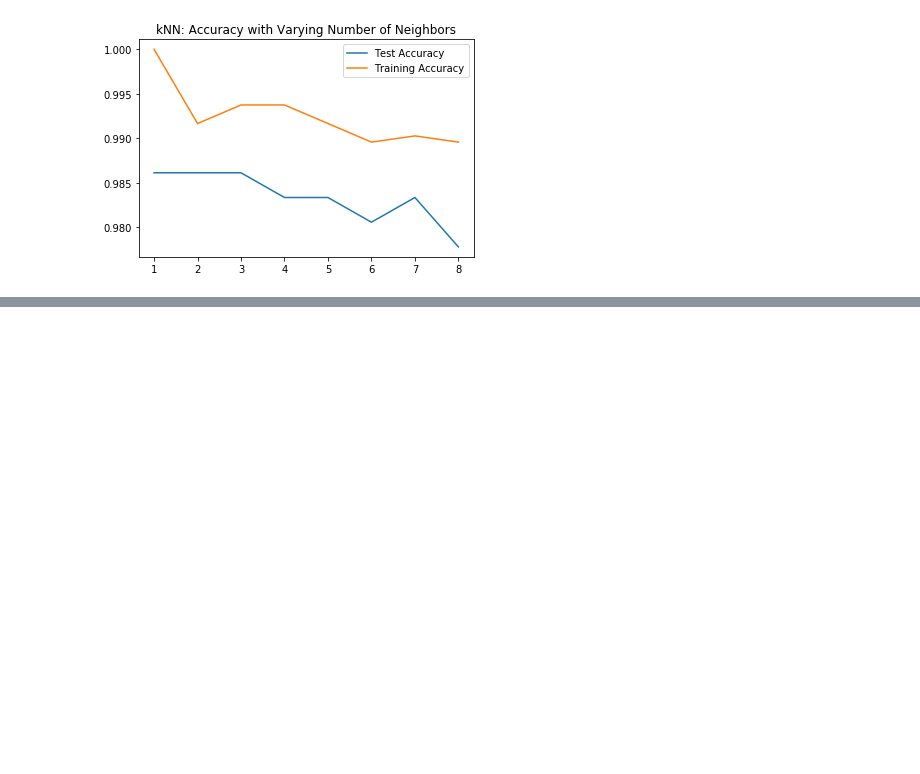
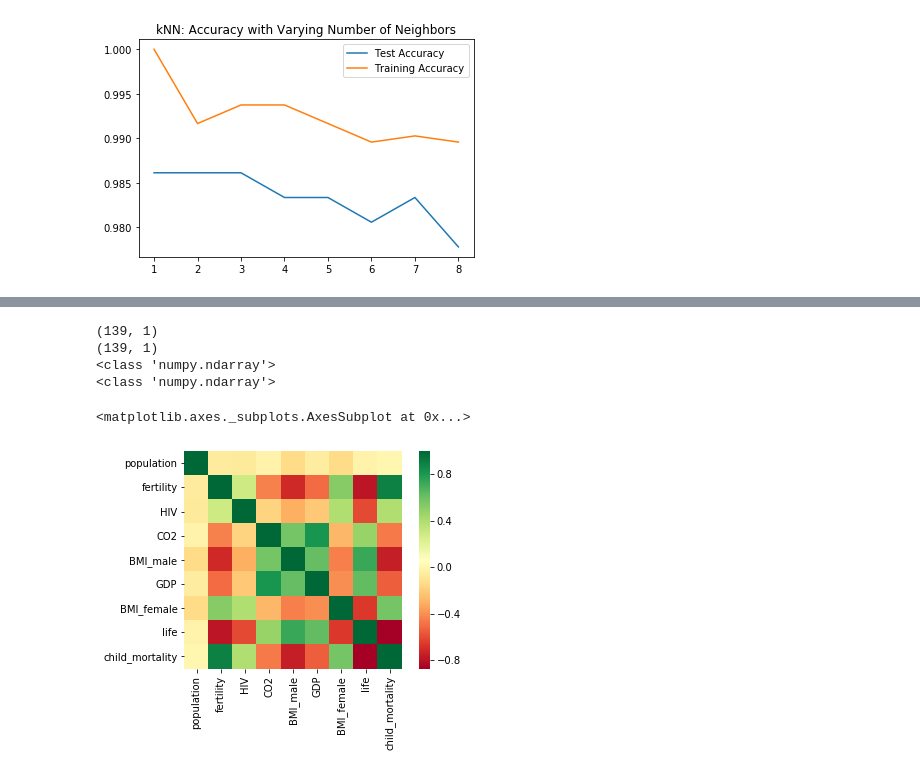
Before and after one commit to thap/python_basics_to_advanced, a Jupyter notebook: supervised_learning/supervised_learning.ipynb, the cells around one changed output, grey strips where cells are left out. Saved outputs shown, nothing was run; the diff lists cells and outputs as text; code cells hidden in the pictures; blank space fills up the shorter version.

```diff
--- a/supervised_learning/supervised_learning.ipynb
+++ b/supervised_learning/supervised_learning.ipynb
@@ -199,0 +219,19 @@ print(y.shape)
+# %%
+X = X.values.reshape(-1, 1)
+y = y.values.reshape(-1, 1)
+print(X.shape)
+print(y.shape)
+print(type(X))
+print(type(y))
+# %% [output]
+(139, 1)
+(139, 1)
+<class 'numpy.ndarray'>
+<class 'numpy.ndarray'>
+# %%
+import seaborn as sns
+
+sns.heatmap(gap.corr(), square=True, cmap='RdYlGn')
+# %% [output]
+<matplotlib.axes._subplots.AxesSubplot at 0x...>
+[figure, added]
```
Also changed, not shown: parts of 10 cells of this notebook.
